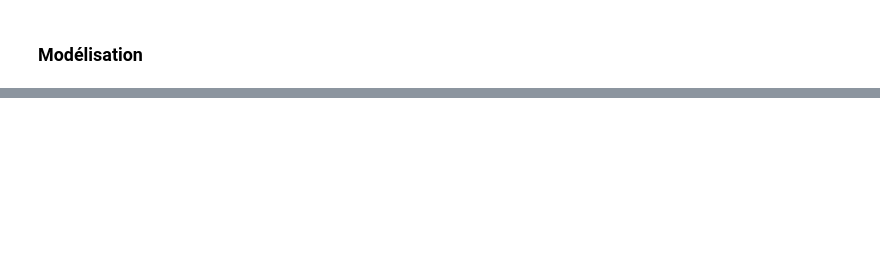
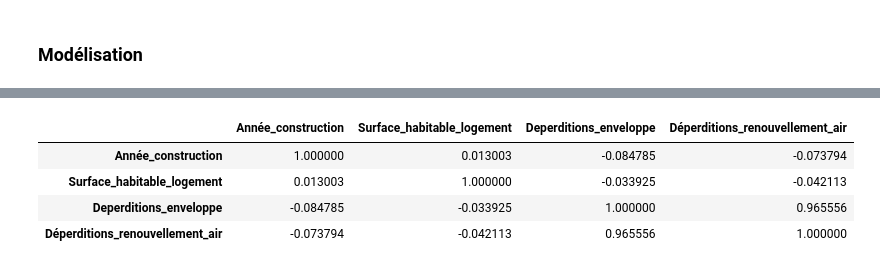
Before and after one commit to Cyr-CK/m2-enedis, a Jupyter notebook: preprocessing.ipynb, the cells around one changed output, grey strips where cells are left out. Cells and saved outputs as stored; diff of their text form; code cells hidden in the pictures; blank space fills up the shorter version.

```diff
--- a/preprocessing.ipynb
+++ b/preprocessing.ipynb
@@ -670,0 +818,8 @@ new
+# %%
+X_train_scaled[vars_selected].corr()
+# %% [output]
+|  | Année_construction | Surface_habitable_logement | Deperditions_enveloppe | Déperditions_renouvellement_air |
+| Année_construction | 1.000000 | 0.013003 | -0.084785 | -0.073794 |
+| Surface_habitable_logement | 0.013003 | 1.000000 | -0.033925 | -0.042113 |
+| Deperditions_enveloppe | -0.084785 | -0.033925 | 1.000000 | 0.965556 |
+| Déperditions_renouvellement_air | -0.073794 | -0.042113 | 0.965556 | 1.000000 |
```
Also changed, not shown: parts of 51 cells of this notebook, 9 other files.
